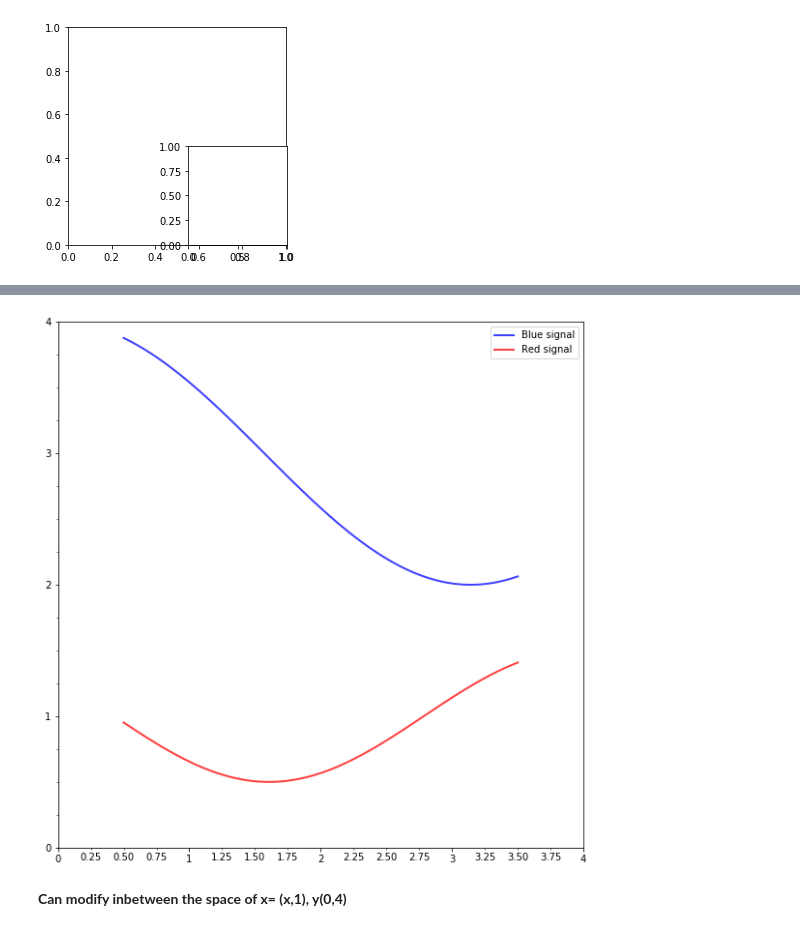
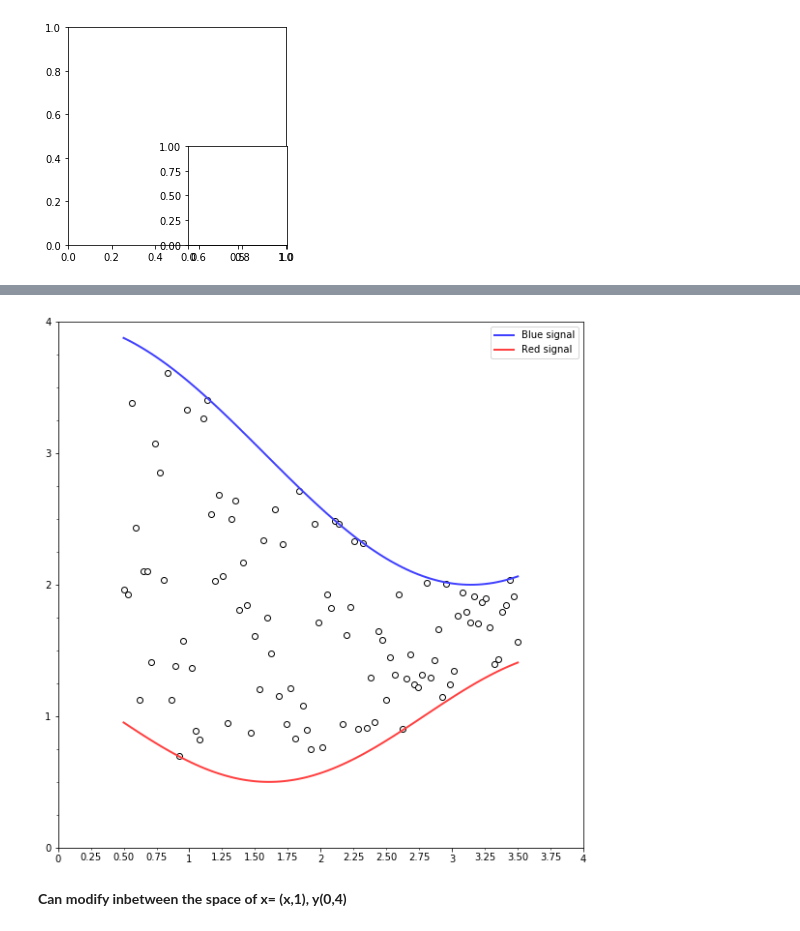
Before and after one commit to DAVIDnHANG/DS-Unit-1-Sprint-2-Data-Wrangling-and-Storytelling, a Jupyter notebook: module3-make-explanatory-visualizations/LS_DS_123_Make_Explanatory_Visualizations_AssignmentTurnIn.ipynb, the cells around one changed output, grey strips where cells are left out. Cells and saved outputs as stored; diff of their text form; code cells hidden in the pictures.

```diff
--- a/module3-make-explanatory-visualizations/LS_DS_123_Make_Explanatory_Visualizations_AssignmentTurnIn.ipynb
+++ b/module3-make-explanatory-visualizations/LS_DS_123_Make_Explanatory_Visualizations_AssignmentTurnIn.ipynb
@@ -60,35 +80,35 @@ def circle(x,y,radius=.15):
 # %%
 #figsize width height in inches
 fig=plt.figure(figsize=(10,10))
 #it a 2by2 on grip 2.
 ax=fig.add_subplot(1,1,1,aspect=1)
 
 
 ax.xaxis.set_major_locator(MultipleLocator(1.000))
 ax.xaxis.set_minor_locator(AutoMinorLocator(4))
 ax.yaxis.set_major_locator(MultipleLocator(1))
 ax.yaxis.set_minor_locator(AutoMinorLocator(4))
 ax.xaxis.set_minor_formatter(FuncFormatter(minor_tick))
 
 ax.set_xlim(0,4)
 ax.set_ylim(0,4)
 
 #ax.tick_params(which='major',width=1.0)
 #ax.tick_params(which='major',length=10)
 #ax.tick_params(which='minor',width=1.0,labelsize=10)
 #ax.tick_params(which='minor',length=5,labelsize=10,labelcolor='.25')
 
 #ax.grid(linestyle="--",linewidth=.5,color='.25',zorder=-10)
 
 
 ax.plot(X,Y1, c=(.25,.25,1.00),lw=2,label="Blue signal", zorder=10)
 ax.plot(X,Y2, c=(1.00,.25,.25), lw=2, label="Red signal",zorder=10)
-#ax.plot(X,Y3,linewidth=0, marker='o', markerfacecolor='w',markeredgecolor='k')
+ax.plot(X,Y3,linewidth=0, marker='o', markerfacecolor='w',markeredgecolor='k')
 
 ax.legend()
 plt.show()
 # %% [output]
-[figure, old version]
+[figure, new version]
 # %% [markdown]
 **Can modify inbetween the space of x= (x,1), y(0,4)**
 # %%
```
Also changed, not shown: parts of 10 cells of this notebook.
